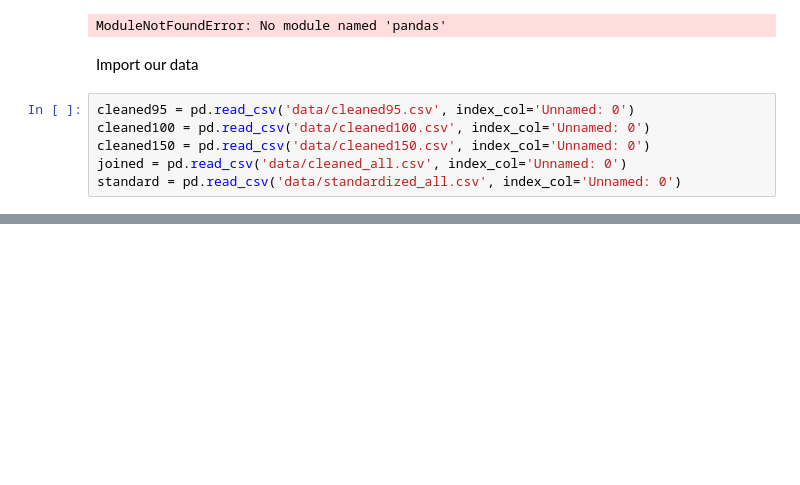
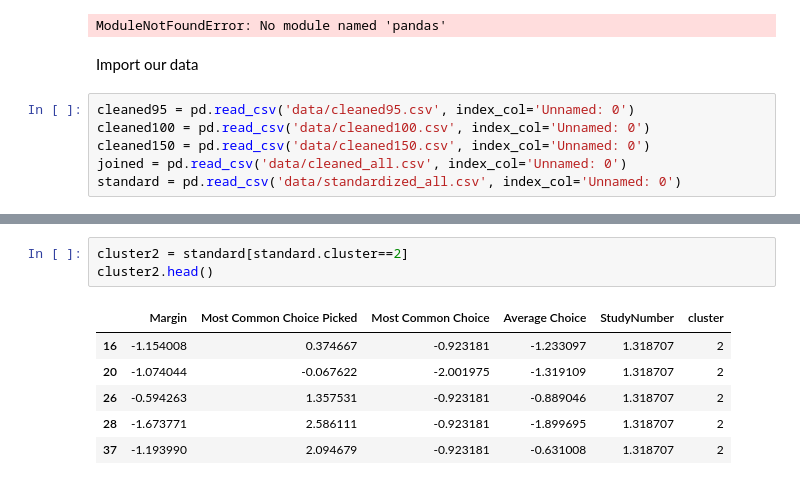
Before and after one commit to kiansweeney11/ca4015-assignment-1, a Jupyter notebook: _build/jupyter_execute/k-means_variation.ipynb, the cells around one changed output, grey strips where cells are left out. Drawn from its saved outputs; the diff is of its cells as text; blank space fills up the shorter version.

```diff
--- a/_build/jupyter_execute/k-means_variation.ipynb
+++ b/_build/jupyter_execute/k-means_variation.ipynb
@@ -59,0 +82,10 @@ array([ 0.25654801, -0.38433864])
+# %%
+cluster2 = standard[standard.cluster==2]
+cluster2.head()
+# %% [output]
+|  | Margin | Most Common Choice Picked | Most Common Choice | Average Choice | StudyNumber | cluster |
+| 16 | -1.154008 | 0.374667 | -0.923181 | -1.233097 | 1.318707 | 2 |
+| 20 | -1.074044 | -0.067622 | -2.001975 | -1.319109 | 1.318707 | 2 |
+| 26 | -0.594263 | 1.357531 | -0.923181 | -0.889046 | 1.318707 | 2 |
+| 28 | -1.673771 | 2.586111 | -0.923181 | -1.899695 | 1.318707 | 2 |
+| 37 | -1.193990 | 2.094679 | -0.923181 | -0.631008 | 1.318707 | 2 |
```
Also changed, not shown: parts of 12 cells of this notebook, 9 other files.
